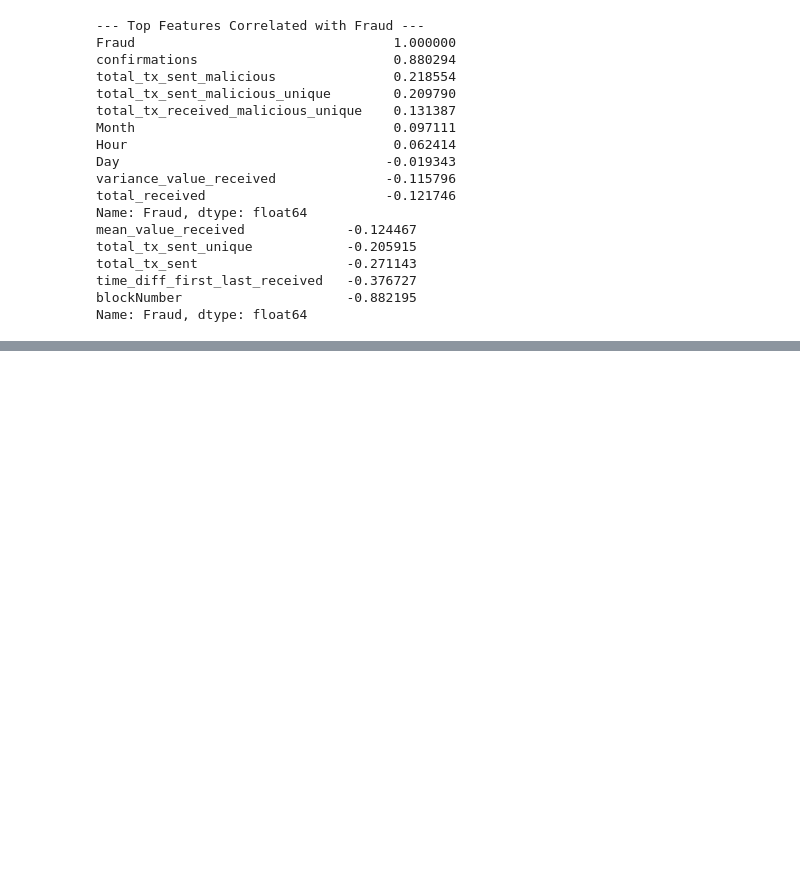
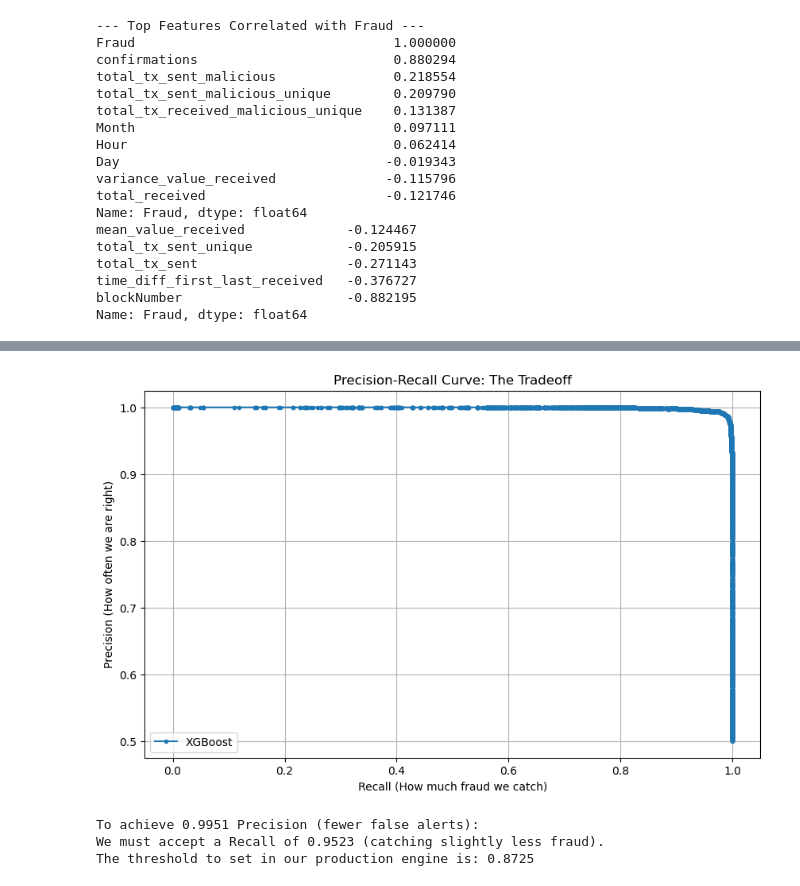
Before and after one commit to jessicabat/crypto-risk-scoring, a Jupyter notebook: notebooks/etfd.ipynb, the cells around one changed output, grey strips where cells are left out. Cells and saved outputs as stored; diff of their text form; code cells hidden in the pictures; blank space fills up the shorter version.

```diff
--- a/notebooks/etfd.ipynb
+++ b/notebooks/etfd.ipynb
@@ -75,0 +201,33 @@ Name: Fraud, dtype: float64
+# %%
+from sklearn.metrics import precision_recall_curve
+
+# 1. Get the probability scores (Risk Scores) instead of just Yes/No
+y_scores = model.predict_proba(X_val)[:, 1]
+
+# 2. Calculate the curve
+precisions, recalls, thresholds = precision_recall_curve(y_val, y_scores)
+
+# 3. Plot the Curve
+plt.figure(figsize=(10, 6))
+plt.plot(recalls, precisions, marker='.', label='XGBoost')
+plt.xlabel('Recall (How much fraud we catch)')
+plt.ylabel('Precision (How often we are right)')
+plt.title('Precision-Recall Curve: The Tradeoff')
+plt.grid(True)
+plt.legend()
+plt.show()
+
+# 4. Find the "Business Optimal" Threshold
+# Let's say we want to minimize False Positives (High Precision)
+# We look for the threshold where Precision is at least 99.5%
+desired_precision = 0.995
+idx = np.where(precisions >= desired_precision)[0][0]
+
+print(f"To achieve {precisions[idx]:.4f} Precision (fewer false alerts):")
+print(f"We must accept a Recall of {recalls[idx]:.4f} (catching slightly less fraud).")
+print(f"The threshold to set in our production engine is: {thresholds[idx]:.4f}")
+# %% [output]
+[figure, added]
+To achieve 0.9951 Precision (fewer false alerts):
+We must accept a Recall of 0.9523 (catching slightly less fraud).
+The threshold to set in our production engine is: 0.8725
```
Also changed, not shown: parts of 16 cells of this notebook.
